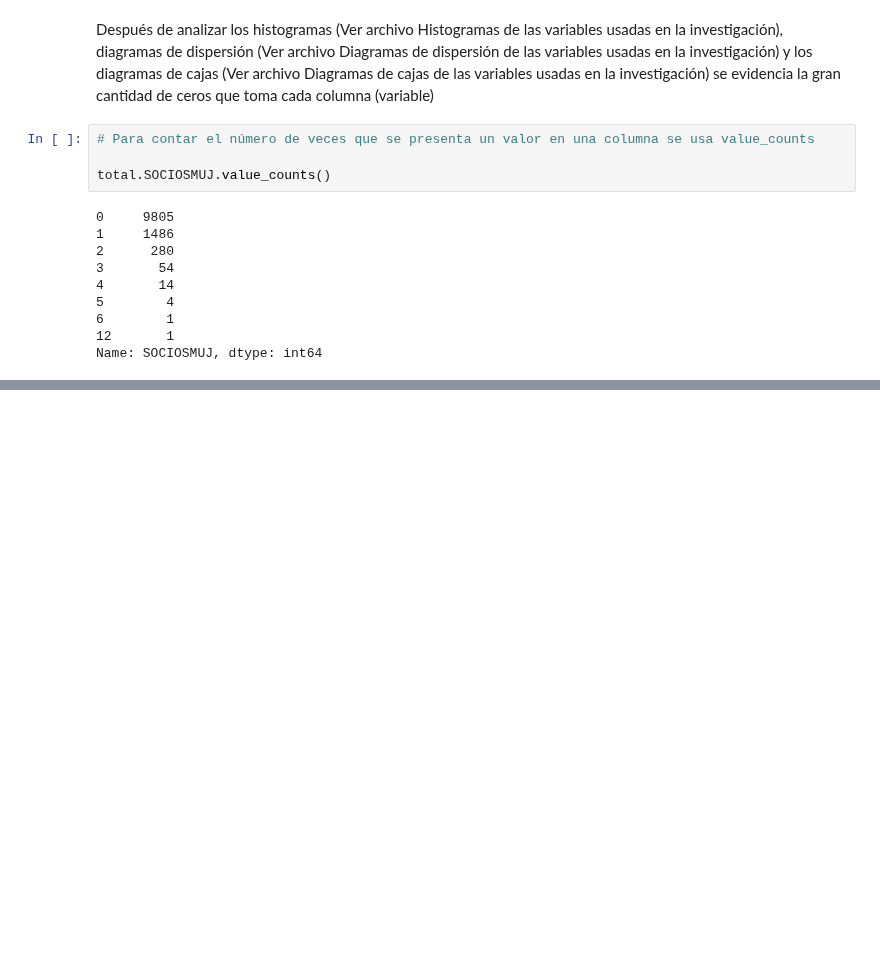
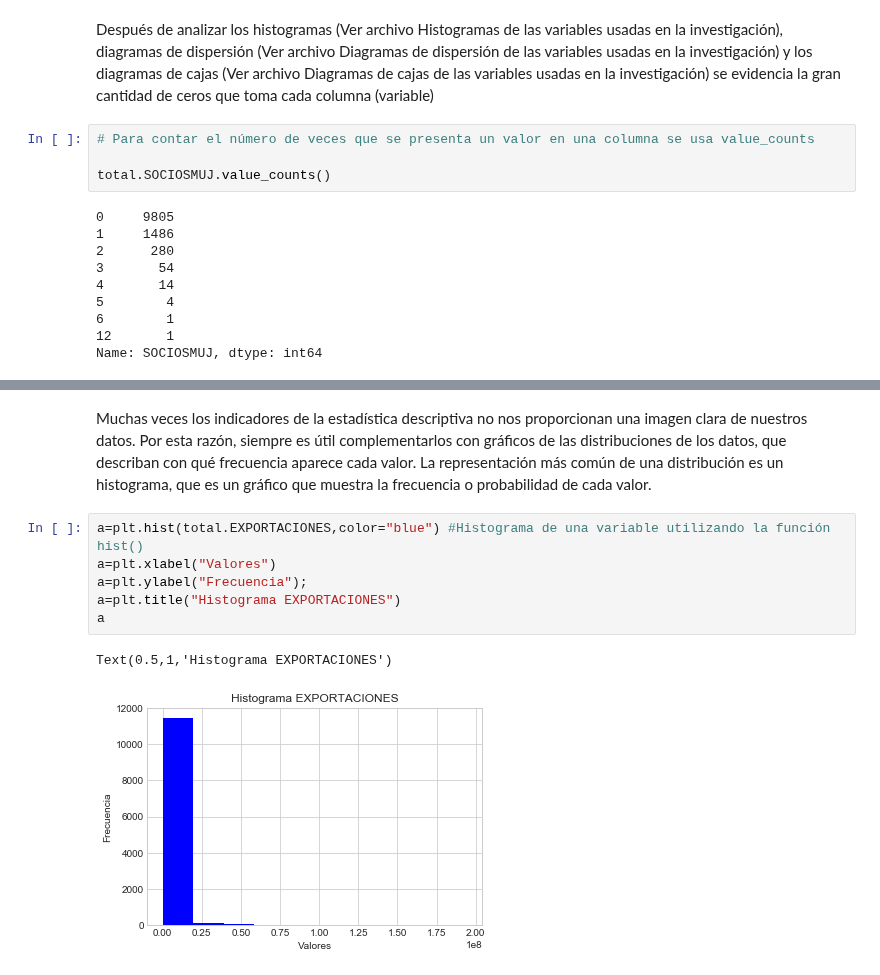
Before and after one commit to KatherinAcosta/Proyecto2018, a Jupyter notebook: 2. Análisis exploratorio de datos.ipynb, the cells around one changed output, grey strips where cells are left out. Cells and saved outputs as stored; diff of their text form; blank space fills up the shorter version.

```diff
--- a/2. Análisis exploratorio de datos.ipynb
+++ b/2. Análisis exploratorio de datos.ipynb
@@ -239,0 +165,12 @@ Al observar la tabla anterior se observa que 26 variables tienen más de 9000 da
+# %% [markdown]
+
+Muchas veces los indicadores de la estadística descriptiva no nos proporcionan una imagen clara de nuestros datos. Por esta razón, siempre es útil complementarlos con gráficos de las distribuciones de los datos, que describan con qué frecuencia aparece cada valor. La representación más común de una distribución es un histograma, que es un gráfico que muestra la frecuencia o probabilidad de cada valor.
+# %%
+a=plt.hist(total.EXPORTACIONES,color="blue") #Histograma de una variable utilizando la función hist()
+a=plt.xlabel("Valores")
+a=plt.ylabel("Frecuencia");
+a=plt.title("Histograma EXPORTACIONES")
+a
+# %% [output]
+Text(0.5,1,'Histograma EXPORTACIONES')
+[figure, added]
```
Also changed, not shown: parts of 39 cells of this notebook.
